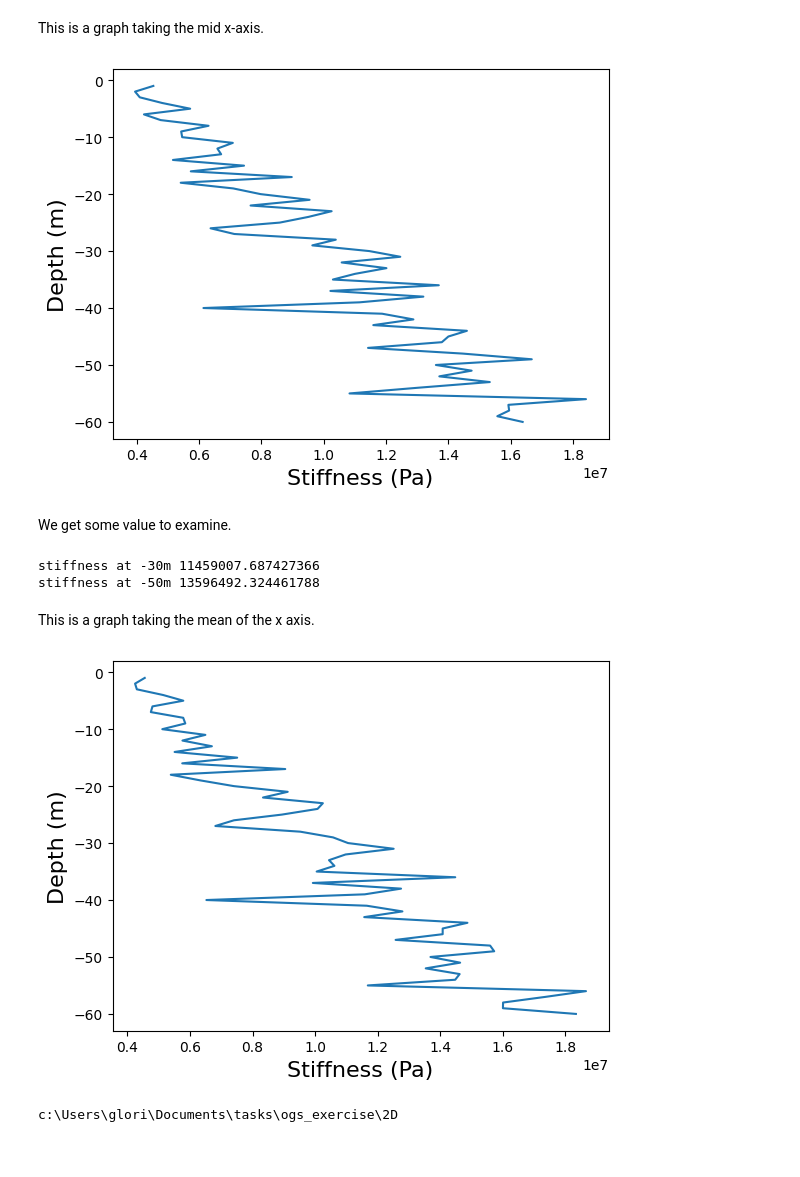
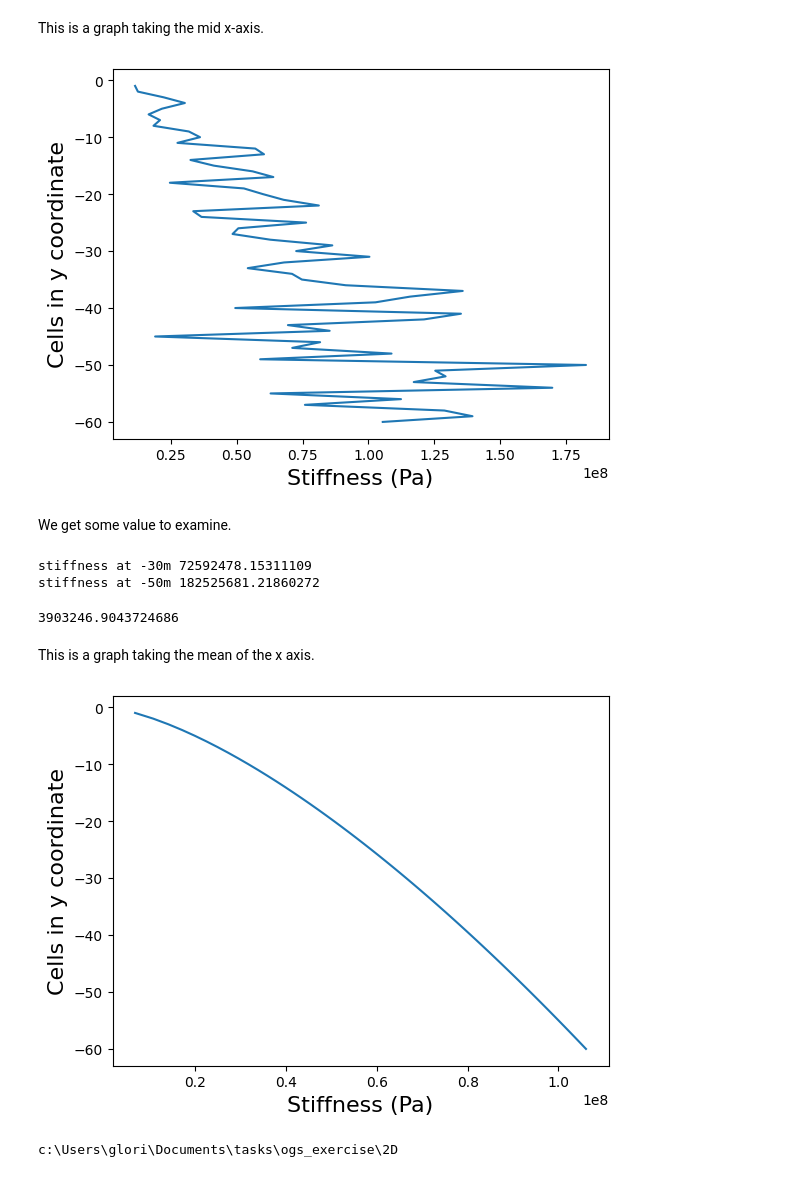
Before and after one commit to glorkcy/ogs-ground-movement-RF, a Jupyter notebook: generate_mesh_2D_cell_RF.ipynb, the cells around one changed output. Saved outputs shown, nothing was run; the diff lists cells and outputs as text; code cells hidden in the pictures.

```diff
--- a/generate_mesh_2D_cell_RF.ipynb
+++ b/generate_mesh_2D_cell_RF.ipynb
@@ -110,7 +110,24 @@ def depth_linear_dependent_layer (slope, m, hn, dl, vcpl):
     layer = np.repeat (y, hn).reshape(hn, vcpl, order='F')
     return layer
 
-stiffness= depth_linear_dependent_layer(slope, stiffness_mean[0], number_of_cells_x, depth_of_layer, number_of_cells_y)
+def formula_derived_layer (number_of_cells_x, depth_of_layer, number_of_cells_y): #Grundbau Taschenbuch Tabelle 1
+
+    lower_limit_sigma = 0.3/(1-0.3)*(1-0.35)*2600*9.81*1 #0.3/(1-0.3)*
+    upper_limit_sigma = 0.3/(1-0.3)*(1-0.35)*2600*9.81*depth_of_layer
+
+    v = 225
+    w = 0.675
+
+    total_stress = np.linspace(upper_limit_sigma, lower_limit_sigma, number_of_cells_y, endpoint=True, retstep=False, dtype=None)
+
+    E = v * 100000 * (total_stress/100000)**w
+
+    layer =np.repeat (E, number_of_cells_x).reshape(number_of_cells_x, number_of_cells_y, order='F')
+
+    return layer
+
+#stiffness= depth_linear_dependent_layer(slope, stiffness_mean[0], number_of_cells_x, depth_of_layer, number_of_cells_y)
+stiffness= formula_derived_layer(number_of_cells_x, depth_of_layer, number_of_cells_y)
 # %% [markdown]
 Here we import our random field.
 # %%
@@ -171,19 +188,19 @@ This is a graph taking the mid x-axis.
 # %%
 import matplotlib.pyplot as plt
 import numpy as np
 
 mid_axis = int(number_of_cells_x / 2)
 
 xpoints = stiffness_with_RF[mid_axis, :]   # total_rf  to check detrended RF, stiffness to check trend
-ypoints = np.arange (-depth_of_boundary, 0, 1)
+ypoints = np.arange (-number_of_cells_y, 0, 1)
 
 plt.xlabel('Stiffness (Pa)', fontsize=16)
-plt.ylabel('Depth (m)', fontsize=16)
+plt.ylabel('Cells in y coordinate', fontsize=16)
 
 plt.plot(xpoints, ypoints)
 plt.show()
 # %% [output]
-[figure, old version]
+[figure, new version]
 # %% [markdown]
 We get some value to examine.
 # %%
@@ -191,21 +208,22 @@ print ('stiffness at -30m', xpoints[-30])
 print ('stiffness at -50m',xpoints[-50])
 stiffness_with_RF.min()
 # %% [output]
-stiffness at -30m 11459007.687427366
-stiffness at -50m 13596492.324461788
+stiffness at -30m 72592478.15311109
+stiffness at -50m 182525681.21860272
+3903246.9043724686
 # %% [markdown]
 This is a graph taking the mean of the x axis.
 # %%
-xpoints = np.mean(stiffness_with_RF, axis=0)   # total_rf  to check detrended RF, stiffness to check trend
-ypoints = np.arange (-depth_of_boundary, 0, 1)
+xpoints = np.mean(stiffness, axis=0)   # total_rf  to check detrended RF, stiffness to check trend
+ypoints = np.arange (-number_of_cells_y, 0, 1)
 
 plt.xlabel('Stiffness (Pa)', fontsize=16)
-plt.ylabel('Depth (m)', fontsize=16)
+plt.ylabel('Cells in y coordinate', fontsize=16)
 
 plt.plot(xpoints, ypoints)
 plt.show()
 # %% [output]
-[figure, old version]
+[figure, new version]
 # %%
 os.chdir("..")
 # %%
```
Also changed, not shown: parts of 1 cell of this notebook, 5 other files.
